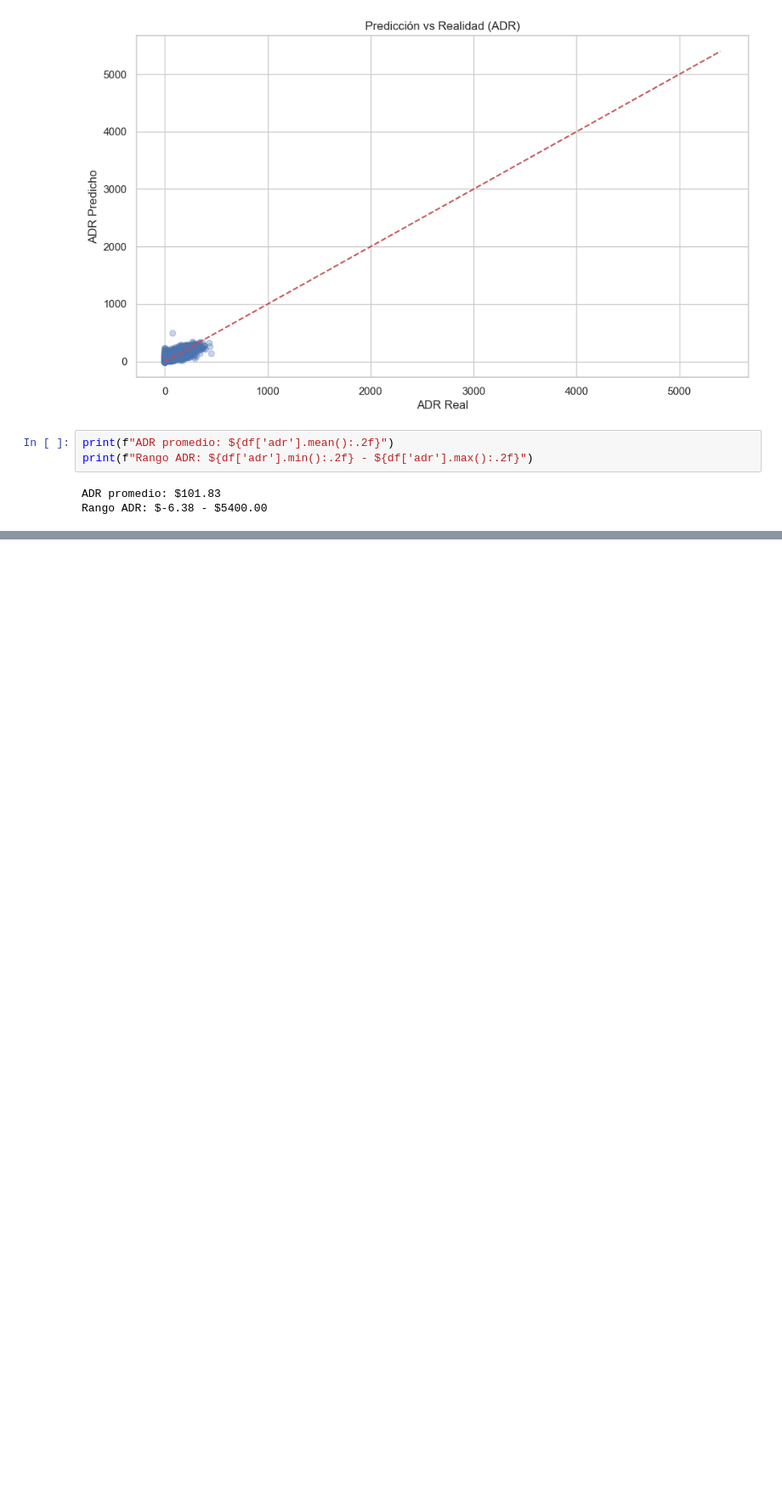
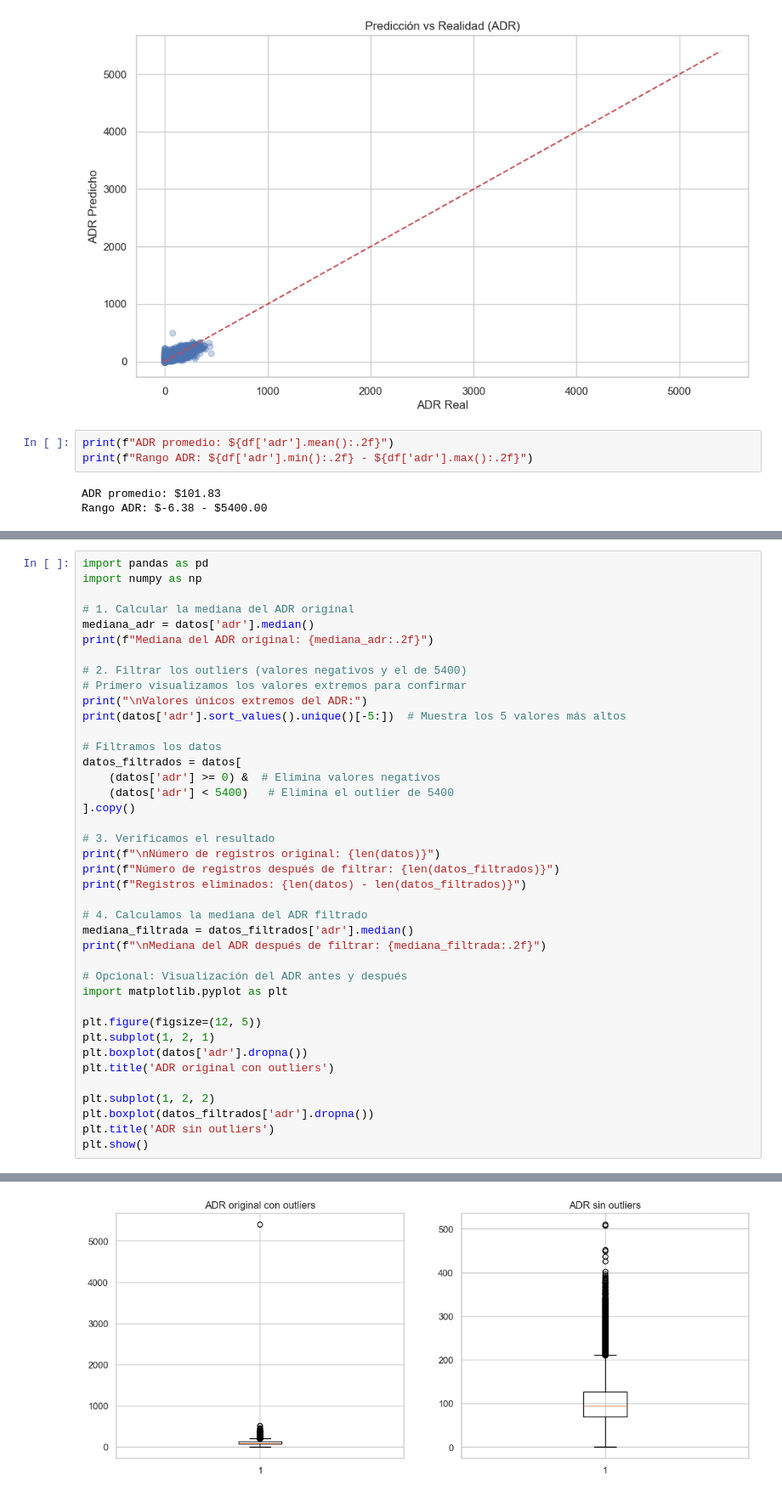
Before and after one commit to Dome100215/Fundamentos, a Jupyter notebook: HOTELES.ipynb, the cells around one changed output, grey strips where cells are left out. Shown at 85% size. Saved outputs shown, nothing was run; the diff lists cells and outputs as text; blank space fills up the shorter version.

```diff
--- a/HOTELES.ipynb
+++ b/HOTELES.ipynb
@@ -1202,0 +1143,41 @@ print(f"✅ MAE: ${mean_absolute_error(y_test, y_pred):.2f}")
+# %%
+import pandas as pd
+import numpy as np
+
+# 1. Calcular la mediana del ADR original
+mediana_adr = datos['adr'].median()
+print(f"Mediana del ADR original: {mediana_adr:.2f}")
+
+# 2. Filtrar los outliers (valores negativos y el de 5400)
+# Primero visualizamos los valores extremos para confirmar
+print("\nValores únicos extremos del ADR:")
+print(datos['adr'].sort_values().unique()[-5:])  # Muestra los 5 valores más altos
+
+# Filtramos los datos
+datos_filtrados = datos[
+    (datos['adr'] >= 0) &  # Elimina valores negativos
+    (datos['adr'] < 5400)   # Elimina el outlier de 5400
+].copy()
+
+# 3. Verificamos el resultado
+print(f"\nNúmero de registros original: {len(datos)}")
+print(f"Número de registros después de filtrar: {len(datos_filtrados)}")
+print(f"Registros eliminados: {len(datos) - len(datos_filtrados)}")
+
+# 4. Calculamos la mediana del ADR filtrado
+mediana_filtrada = datos_filtrados['adr'].median()
+print(f"\nMediana del ADR después de filtrar: {mediana_filtrada:.2f}")
+
+# Opcional: Visualización del ADR antes y después
+import matplotlib.pyplot as plt
+
+plt.figure(figsize=(12, 5))
+plt.subplot(1, 2, 1)
+plt.boxplot(datos['adr'].dropna())
+plt.title('ADR original con outliers')
+
+plt.subplot(1, 2, 2)
+plt.boxplot(datos_filtrados['adr'].dropna())
+plt.title('ADR sin outliers')
+plt.show()
+# %% [output]
@@ -1202,0 +1194 @@ print(f"✅ MAE: ${mean_absolute_error(y_test, y_pred):.2f}")
+[figure, added]
```
Also changed, not shown: parts of 2 cells of this notebook, 27 other files.
